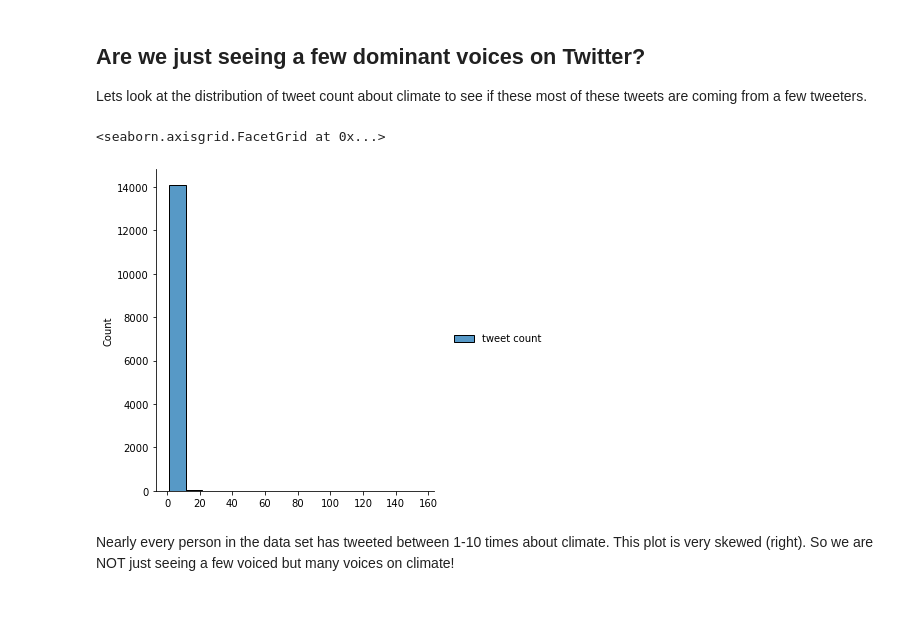
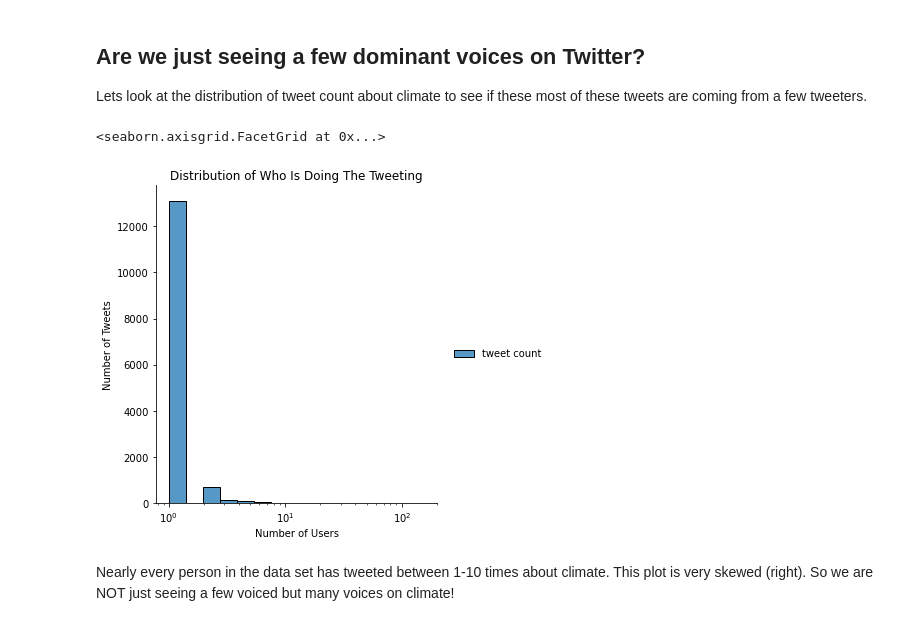
Before and after one commit to arjungandhi521/arjungandhi521.github.io, a Jupyter notebook: Climate Change on Twitter.ipynb, the cells around one changed output. Saved outputs shown, nothing was run; the diff lists cells and outputs as text; code cells hidden in the pictures.

```diff
--- a/Climate Change on Twitter.ipynb
+++ b/Climate Change on Twitter.ipynb
@@ -466,24 +468,25 @@ Lets look at the distribution of tweet count about climate to see if these most
 # %%
 # set of tweeters
 tweeters = list(set(data["tweeter"]))
 times_tweeted = dict.fromkeys(tweeters , 0)
 
 # Calculate how many times each tweeter has tweeted
 for r in data.iterrows():
     row = r[1]
     user = row["tweeter"]
     times_tweeted[user] += 1
 
 users = list(times_tweeted.keys())
 counts = list(times_tweeted.values())
 
 df = pd.DataFrame(columns = ['user', 'tweet count'])
 df["user"] = users
 df["tweet count"] = counts
-sns.displot(df)
+plot = sns.displot(df, log_scale=True)
+plot.set(title="Distribution of Who Is Doing The Tweeting", ylabel="Number of Tweets", xlabel="Number of Users")
 # %% [output]
 <seaborn.axisgrid.FacetGrid at 0x...>
-[figure, old version]
+[figure, new version]
 # %% [markdown]
 Nearly every person in the data set has tweeted between 1-10 times about climate. This plot is very skewed (right). So we are NOT just seeing a few voiced but many voices on climate!
 # %% [markdown]
```
Also changed, not shown: parts of 28 cells of this notebook.
